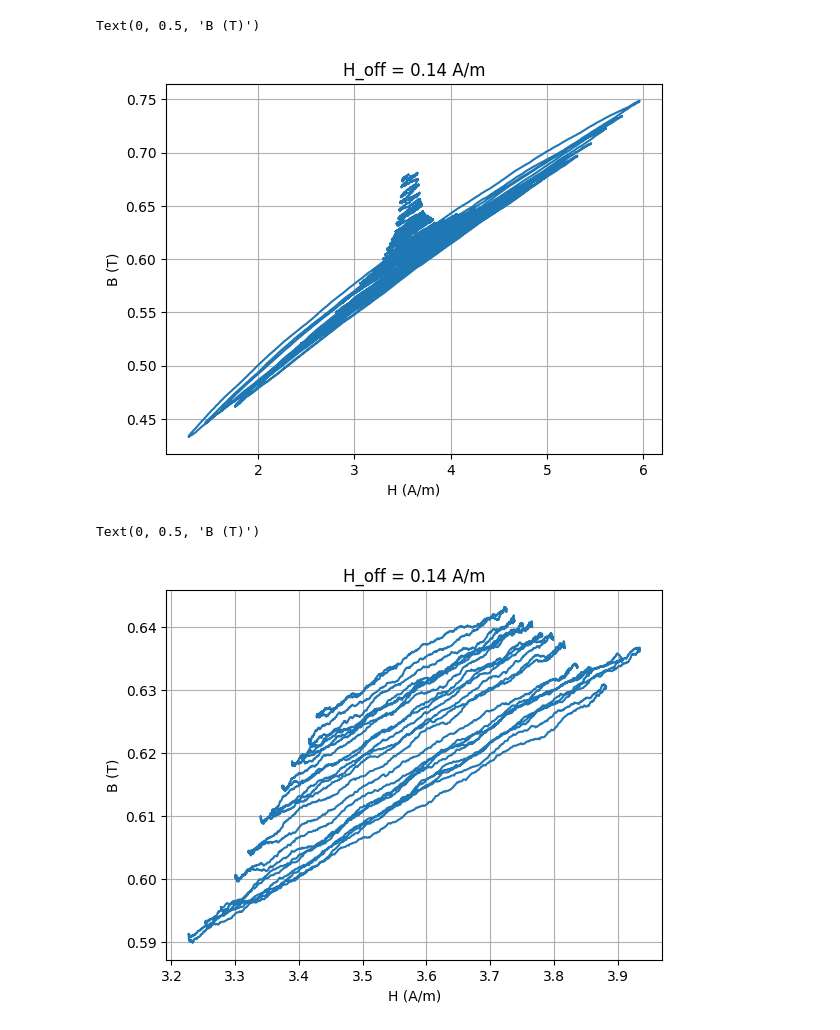
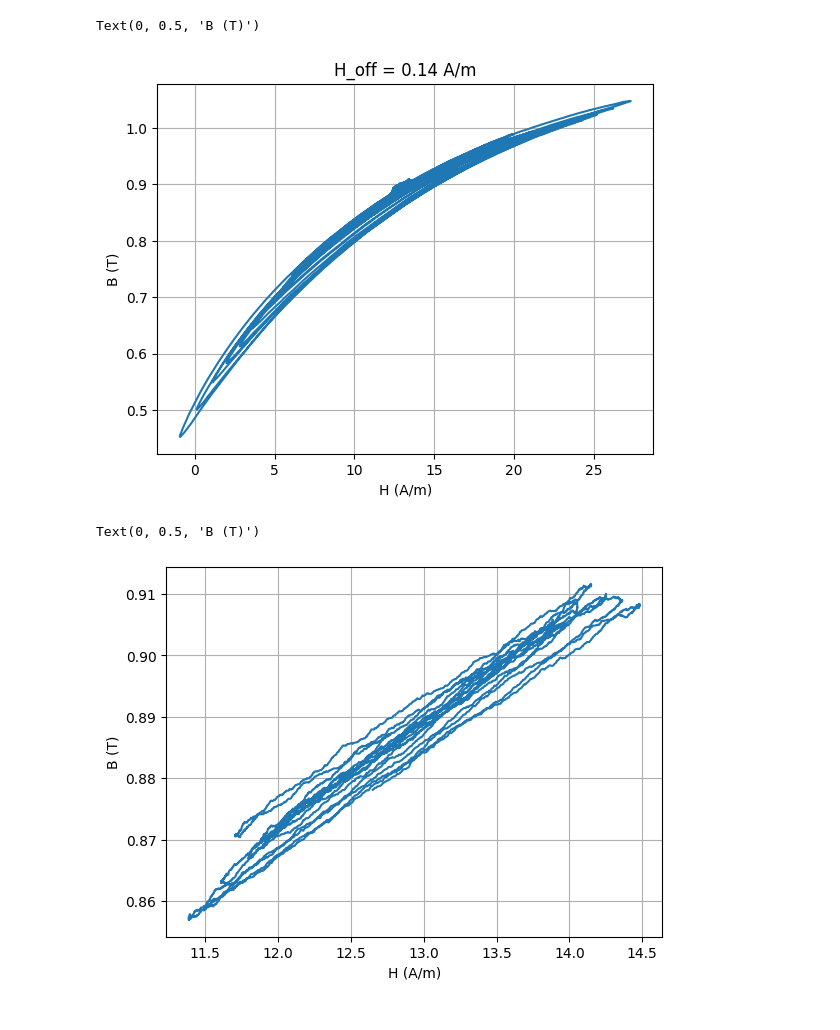
Before and after one commit to yyhshdu1/new_cavity, a Jupyter notebook: windfreak/SG_degauss.ipynb, the cells around one changed output. Drawn from its saved outputs; the diff is of its cells as text; code cells hidden in the pictures.

```diff
--- a/windfreak/SG_degauss.ipynb
+++ b/windfreak/SG_degauss.ipynb
@@ -16,13 +16,12 @@ from typing import List, Tuple, Sequence
 import os
 os.chdir(os.getcwd())
 # %%
-# N = 15       # number of loops
-# lc = 0.12     # magnetic core length / m
-# l = 7e-2
-# w = 18e-6 * 4
-N = 19       # number of loops
-lc = 6.6e-2*np.pi     # magnetic core length / m
-l = 7.7e-2
+# N = 19       # number of loops
+# lc = 6.6e-2*np.pi     # magnetic core length / m
+# l = 7.7e-2
+N = 50       # number of loops
+lc = 3.7e-2*np.pi     # magnetic core length / m
+l = 3.3e-2
 w = 18e-6 * 4
 ur = 70000
 u0 = 4* np.pi * 1e-7
@@ -31,7 +30,7 @@ Ac = l * w   # cross-sectional area / m2
 fre = 4      # degauss frequency
 T = 20       # deguass time
 # R = 1 * 3.6 / 6  # resistance calculate
-R = 1.25
+R = 2
 gain = 15
 samp_rate = 5000
 n_sample = samp_rate * T
@@ -95,11 +94,12 @@ def off_subtract(Vin,Vpick,off_set,fitfun):
     Vpick_sub = Vpick - pick_off_mea
     return Vin_sub, Vpick_sub
 # %%
-file_name = "C:\\Users\\yuanhang.yang\\Documents\\GitHub\\new_cavity\\degauss_4_10_2024.hdf"
+file_name = "C:\\Users\\CeNTREX\\Documents\\GitHub\\new_cavity\\degauss_4_15_2024.hdf"
 off_file_name = "off_set.hdf"
 off = [0]
-V_off = 1950
-run_name = "noamp8Vpp4Hz" + str(V_off) + "off1kHz"
+amp = 8
+V_off = 1500
+run_name = "noamp" + str(amp)+"Vpp4Hz" + str(V_off) + "off1kHz"
 #Vpick, Vin = get_data(file_name,off)   # get both input voltage and pickup voltage
 Vin, Vpick = get_general_data(file_name,run_name,off)
 time_stamp = np.linspace(0,T,len(Vin))
@@ -181,6 +182,6 @@ dB = np.array(Vpick_mea)/Ac/N/gain
 print(len(dB))
 H = np.array(I) * N / lc
 for a in dB[0:-1]:
-        Bini.append(Bini[-1] + (a+0.025)* dt )
+        Bini.append(Bini[-1] + (a+0.005)* dt )
 B.append(Bini)
 # %% [output]
@@ -210,17 +211,16 @@ plt.xlabel("H (A/m)")
 plt.ylabel("B (T)")
 # %% [output]
 Text(0, 0.5, 'B (T)')
-[figure, old version]
+[figure, new version]
 # %%
-start = 55000
+start = 60000
 stop = 70000
 m = np.s_[start:stop]
 plt.plot(H[m],B[0][m]-(max(B[0])+min(B[0]))/2,"-")
 #plt.plot(H[m],np.array(B[0][m])+0.2,"-")
 plt.grid(True)
-plt.title("H_off = 0.14 A/m")
 plt.xlabel("H (A/m)")
 plt.ylabel("B (T)")
 # %% [output]
 Text(0, 0.5, 'B (T)')
-[figure, old version]
+[figure, new version]
```
Also changed, not shown: parts of 14 cells of this notebook, 4 other files.
